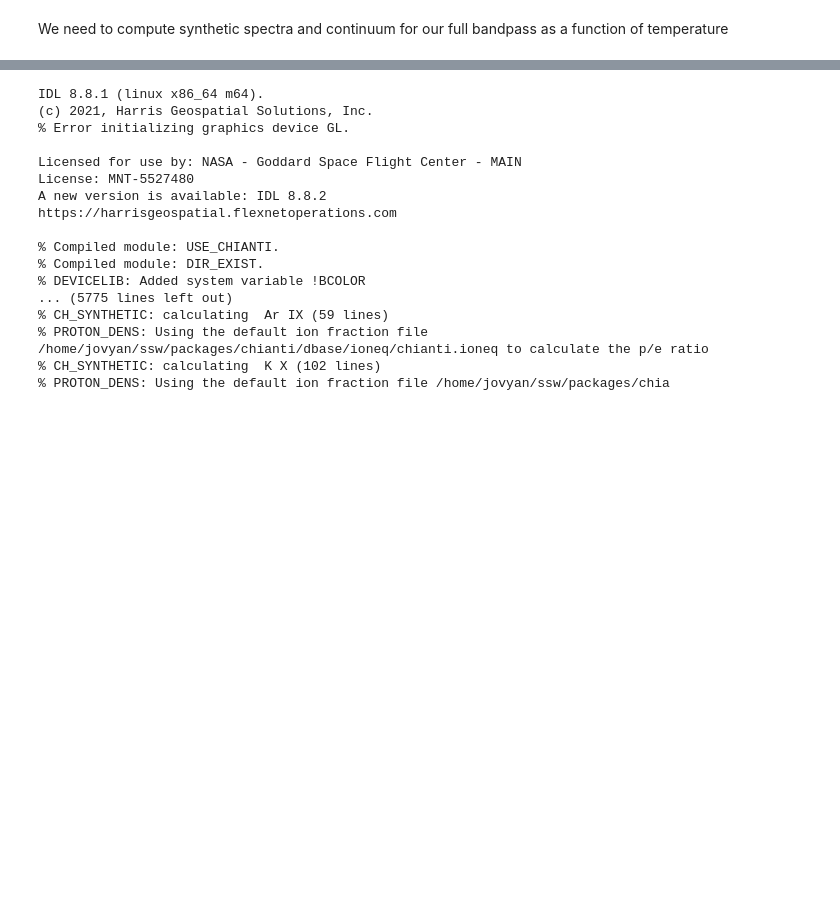
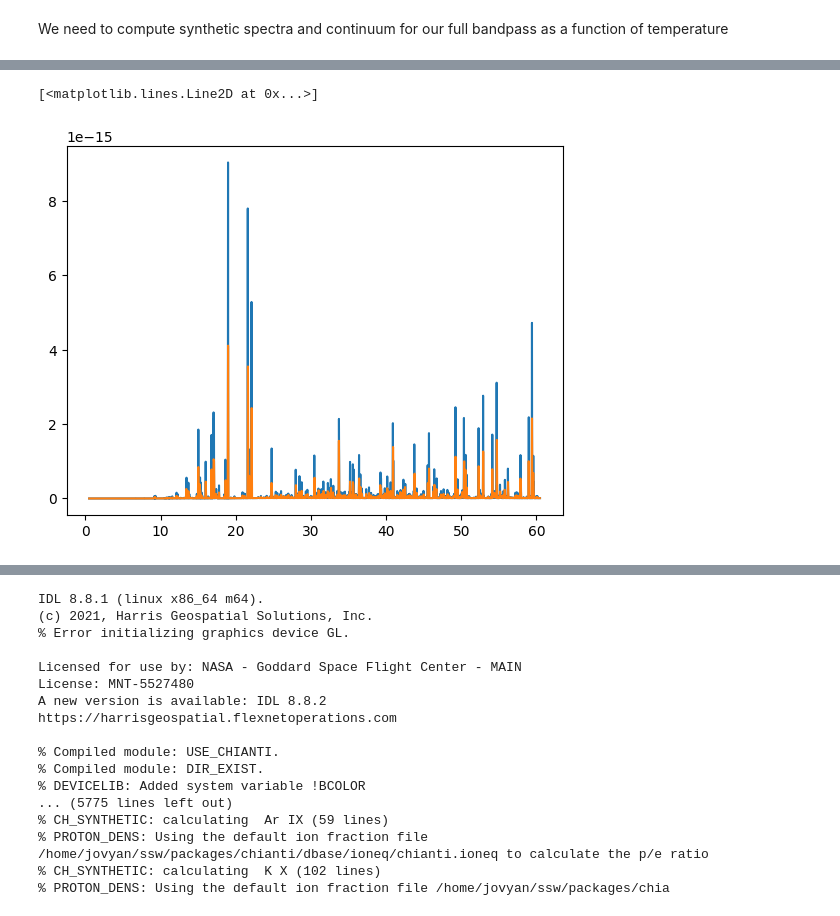
Before and after one commit to wtbarnes/moxsi-science-planning, a Jupyter notebook: notebooks/compute_spectra.ipynb, the cells around one changed output, grey strips where cells are left out. Drawn from its saved outputs; the diff is of its cells as text; code cells hidden in the pictures; blank space fills up the shorter version.

```diff
--- a/notebooks/compute_spectra.ipynb
+++ b/notebooks/compute_spectra.ipynb
@@ -19,0 +65,6 @@ from response import Channel, SpectrogramChannel
+# %%
+plt.plot(spec_table_bin_25mA.axis_world_coords(1)[0],spec_table_bin_25mA[0,:].data, label='25')
+plt.plot(spec_table_bin_55mA.axis_world_coords(1)[0],spec_table_bin_55mA[0,:].data, label='50')
+# %% [output]
+[<matplotlib.lines.Line2D at 0x...>]
+[figure, added]
```
Also changed, not shown: parts of 20 cells of this notebook, 1 other file.
